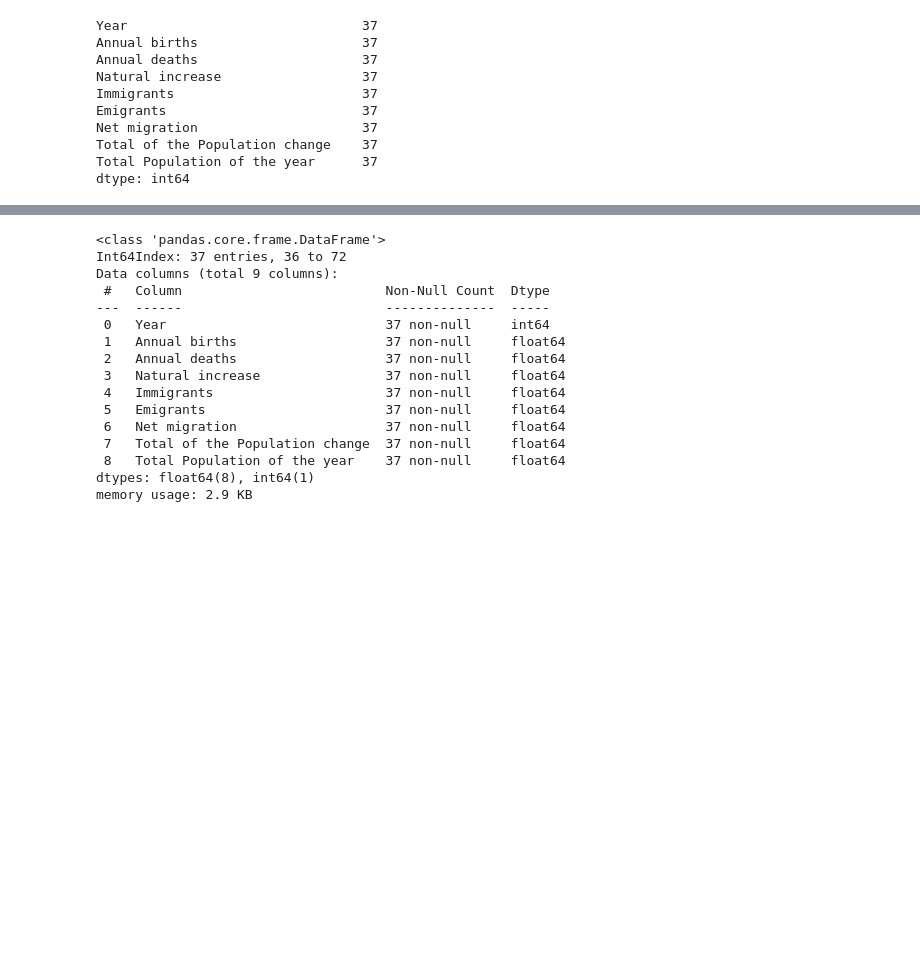
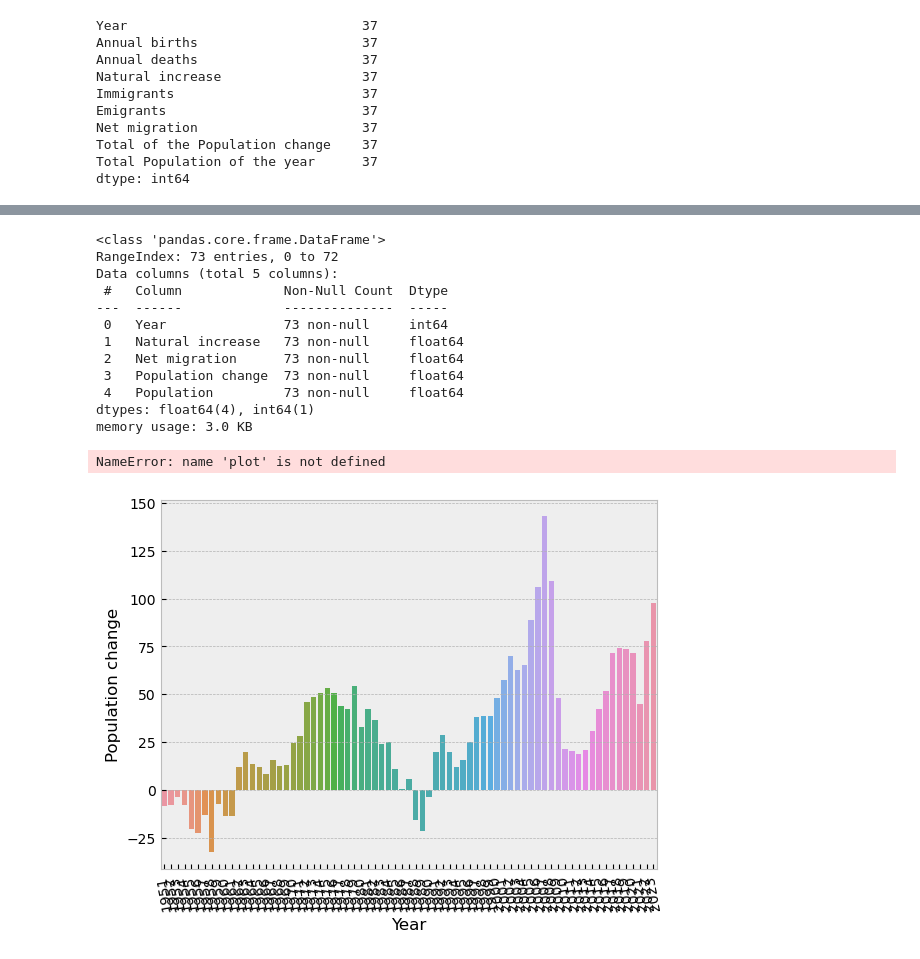
Before and after one commit to diagarmar29/Population-in-Ireland.-1st-Assesment, a Jupyter notebook: Population in Ireland.ipynb, the cells around one changed output, grey strips where cells are left out. Saved outputs shown, nothing was run; the diff lists cells and outputs as text; code cells hidden in the pictures; blank space fills up the shorter version.

```diff
--- a/Population in Ireland.ipynb
+++ b/Population in Ireland.ipynb
@@ -210,0 +244,3 @@ plt.show()
+# %%
+AP_1 = AP_1.drop(["STATISTIC", "UNIT","Annual births" , "Annual deaths", "Immigrants", "Emigrants"], axis=1)
+AP_1.head()
@@ -211,19 +254,23 @@ plt.show()
 # %%
-AP.info()
+AP_1.info()
 # %% [output]
 <class 'pandas.core.frame.DataFrame'>
-Int64Index: 37 entries, 36 to 72
-Data columns (total 9 columns):
- #   Column                          Non-Null Count  Dtype
----  ------                          --------------  -----
- 0   Year                            37 non-null     int64
- 1   Annual births                   37 non-null     float64
- 2   Annual deaths                   37 non-null     float64
- 3   Natural increase                37 non-null     float64
- 4   Immigrants                      37 non-null     float64
- 5   Emigrants                       37 non-null     float64
- 6   Net migration                   37 non-null     float64
- 7   Total of the Population change  37 non-null     float64
- 8   Total Population of the year    37 non-null     float64
-dtypes: float64(8), int64(1)
-memory usage: 2.9 KB
+RangeIndex: 73 entries, 0 to 72
+Data columns (total 5 columns):
+ #   Column             Non-Null Count  Dtype
+---  ------             --------------  -----
+ 0   Year               73 non-null     int64
+ 1   Natural increase   73 non-null     float64
+ 2   Net migration      73 non-null     float64
+ 3   Population change  73 non-null     float64
+ 4   Population         73 non-null     float64
+dtypes: float64(4), int64(1)
+memory usage: 3.0 KB
+# %%
+#Population change
+AD = sns.barplot(x='Year', y='Population change', data=AP_1)
+AD.set_xticklabels(AD.get_xticklabels(), rotation=100)
+plot.show()
+# %% [output]
+NameError: name 'plot' is not defined
+[figure, added]
```
Also changed, not shown: parts of 59 cells of this notebook.
